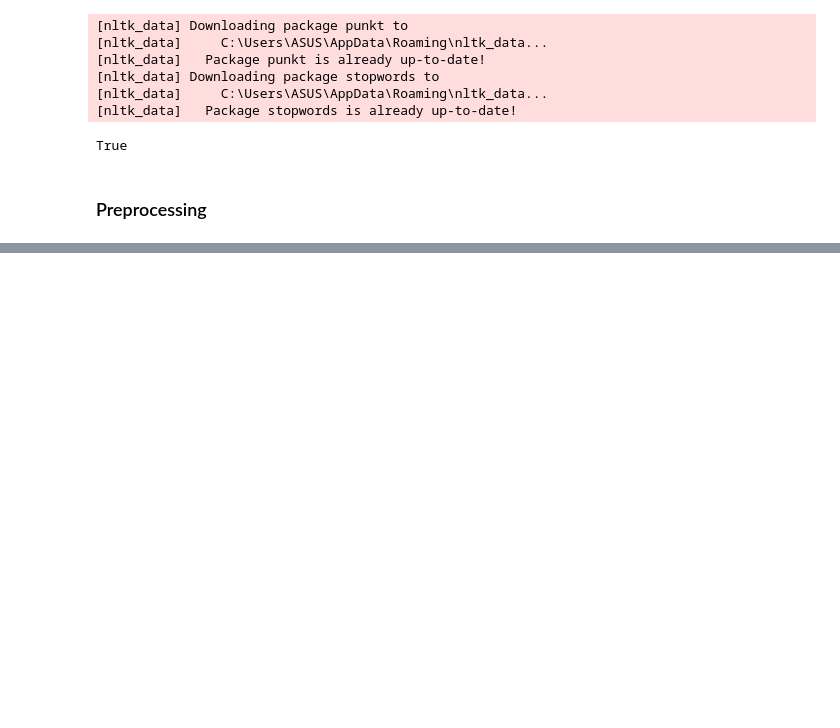
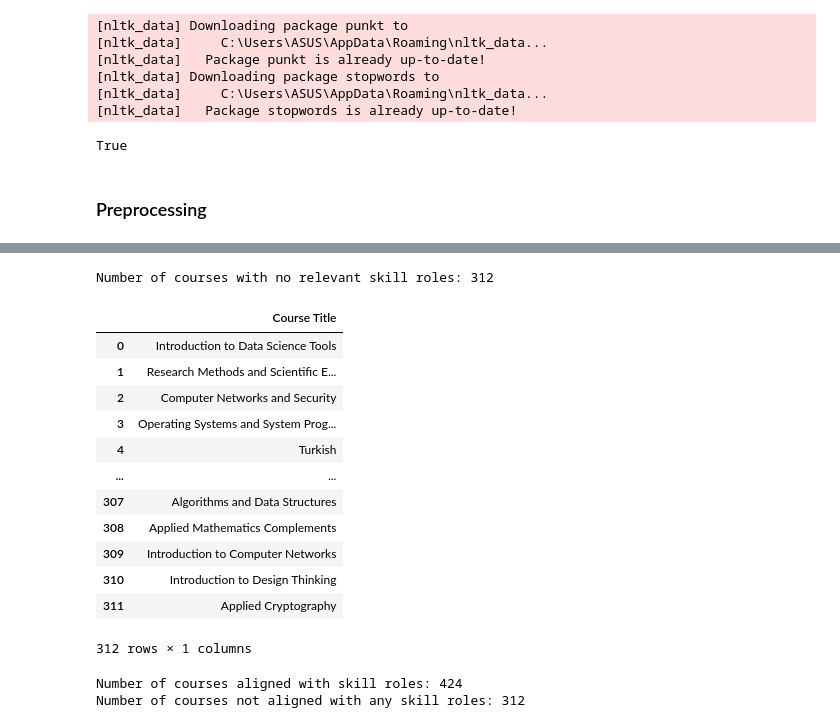
Before and after one commit to enzeeeh/ds-project, a Jupyter notebook: ds-lab2/main/main.ipynb, the cells around one changed output, grey strips where cells are left out. Cells and saved outputs as stored; diff of their text form; code cells hidden in the pictures; blank space fills up the shorter version.

```diff
--- a/ds-lab2/main/main.ipynb
+++ b/ds-lab2/main/main.ipynb
@@ -221,0 +329,33 @@ similarity_df.to_excel('course_skill_role_similarity_scores.xlsx')
+# %%
+# Initialize a list to store courses with no relevant skill roles
+no_relevant_courses = []
+
+# Iterate over each row in categorized_df using the integer index
+for index, row in categorized_df.iterrows():
+    course_title = row['Course Title']
+
+    # Check if all skill profiles for this course are marked as 'Not Relevant'
+    if all(row[skill_profile] == 'Not Relevant' for skill_profile in similarity_df.columns):
+        no_relevant_courses.append(course_title)
+
+# Convert the list to a DataFrame
+no_relevant_courses_df = pd.DataFrame(no_relevant_courses, columns=['Course Title'])
+
+# Display the DataFrame and the count of such courses
+print(f"Number of courses with no relevant skill roles: {len(no_relevant_courses_df)}")
+no_relevant_courses_df
+# %% [output]
+Number of courses with no relevant skill roles: 312
+|  | Course Title |
+| 0 | Introduction to Data Science Tools |
+| 1 | Research Methods and Scientific E... |
+| 2 | Computer Networks and Security |
+| 3 | Operating Systems and System Prog... |
+| 4 | Turkish |
+| ... | ... |
+| 307 | Algorithms and Data Structures |
+| 308 | Applied Mathematics Complements |
+| 309 | Introduction to Computer Networks |
+| 310 | Introduction to Design Thinking |
+| 311 | Applied Cryptography |
+312 rows × 1 columns
@@ -221,0 +365,19 @@ similarity_df.to_excel('course_skill_role_similarity_scores.xlsx')
+# %%
+# Initialize counters for alignment
+aligned_courses_count = 0
+non_aligned_courses_count = 0
+
+# Iterate over each row in categorized_df using the integer index
+for index, row in categorized_df.iterrows():
+    # Check if any skill profile is marked as 'Relevant' or 'Potentially Relevant'
+    if any(row[skill_profile] in ['Relevant', 'Potentially Relevant'] for skill_profile in similarity_df.columns):
+        aligned_courses_count += 1
+    else:
+        non_aligned_courses_count += 1
+
+# Output the results
+print(f"Number of courses aligned with skill roles: {aligned_courses_count}")
+print(f"Number of courses not aligned with any skill roles: {non_aligned_courses_count}")
+# %% [output]
+Number of courses aligned with skill roles: 424
+Number of courses not aligned with any skill roles: 312
```
Also changed, not shown: parts of 5 cells of this notebook, 12 other files.
